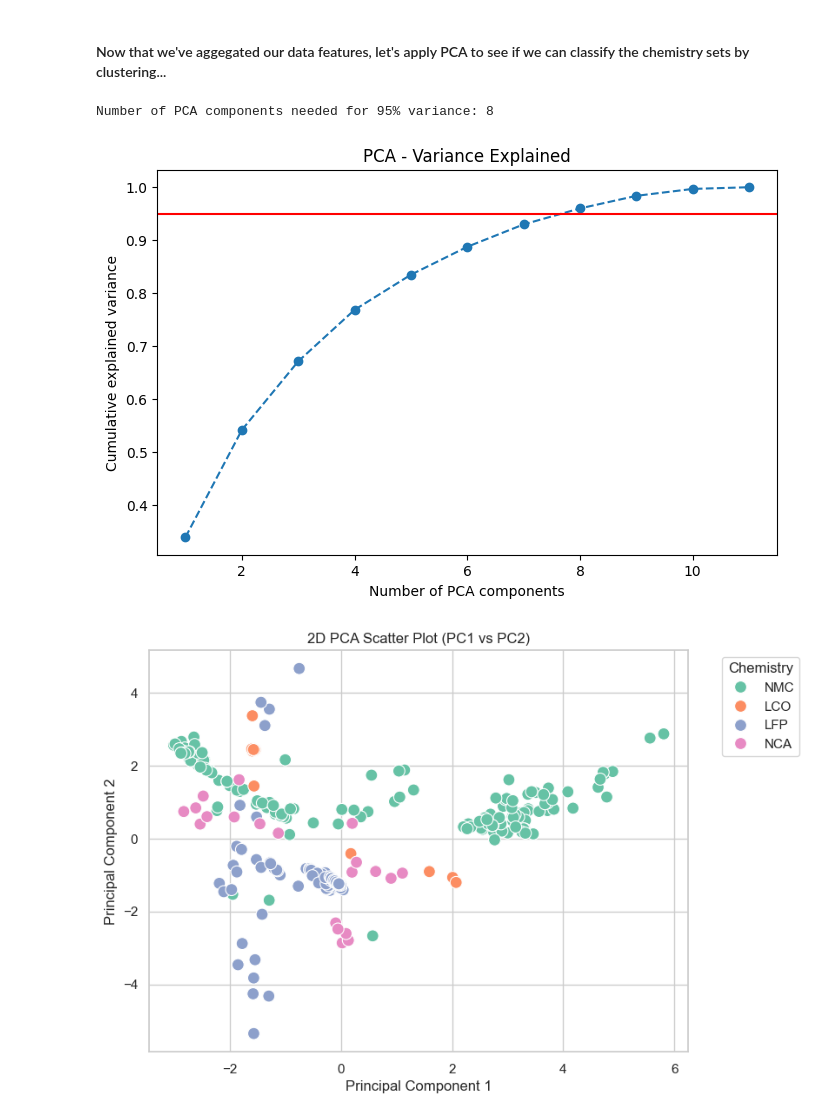
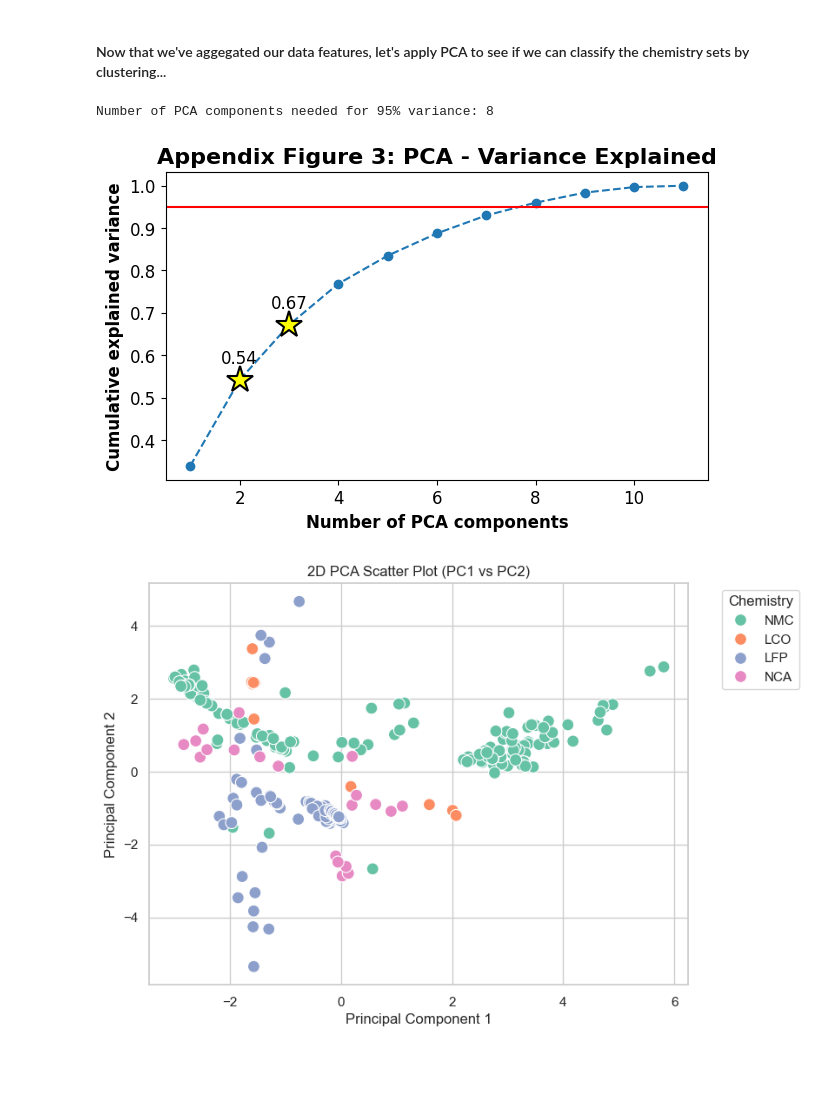
Before and after one commit to MJonesUmich/Battery_Classifier, a Jupyter notebook: notebooks/06_PCA_Exploration.ipynb, the cells around one changed output. Cells and saved outputs as stored; diff of their text form; code cells hidden in the pictures; blank space fills up the shorter version.

```diff
--- a/notebooks/06_PCA_Exploration.ipynb
+++ b/notebooks/06_PCA_Exploration.ipynb
@@ -168,30 +168,41 @@ Let's remove unnecessary features:
 # %%
 #Now train PCA model:
 X = strip_df[[col for col in strip_df.columns if col != 'chemistry']]
 scaler = StandardScaler()
 X_scaled = scaler.fit_transform(X)
 
 pca = PCA()
 pca.fit(X_scaled)
 
 # Calculate cumulative explained variance
 cumulative_variance = pca.explained_variance_ratio_.cumsum()
 
 # Find number of components needed for 95% variance
 n_components_95 = (cumulative_variance < 0.95).sum() + 1
 print(f"Number of PCA components needed for 95% variance: {n_components_95}")
 
 # Plot cumulative variance
-plt.figure(figsize=(8,5))
+plt.figure(figsize=(7, 4))
 plt.plot(range(1, len(cumulative_variance)+1), cumulative_variance, marker='o', linestyle='--')
 plt.axhline(y=0.95, color='r', linestyle='-')
-plt.xlabel("Number of PCA components")
-plt.ylabel("Cumulative explained variance")
-plt.title("PCA - Variance Explained")
+
+# Add yellow stars at 2 and 3 components
+plt.plot(2, cumulative_variance[1], marker='*', color='yellow', markersize=20, markeredgecolor='black', markeredgewidth=1.5)
+plt.plot(3, cumulative_variance[2], marker='*', color='yellow', markersize=20, markeredgecolor='black', markeredgewidth=1.5)
+
+# Add text labels with values
+plt.text(2, cumulative_variance[1] + 0.03, f'{cumulative_variance[1]:.2f}', fontsize=12, va='bottom', ha='center')
+plt.text(3, cumulative_variance[2] + 0.03, f'{cumulative_variance[2]:.2f}', fontsize=12, va='bottom', ha='center')
+
+plt.xlabel("Number of PCA components", fontsize=12, fontweight='bold')
+plt.ylabel("Cumulative explained variance", fontsize=12, fontweight='bold')
+plt.title("Appendix Figure 3: PCA - Variance Explained", fontsize=16, fontweight='bold')
+plt.xticks(fontsize=12)
+plt.yticks(fontsize=12)
 plt.show()
 # %% [output]
 Number of PCA components needed for 95% variance: 8
-[figure, old version]
+[figure, new version]
 # %%
 #Let's see how well a 2D projection would separate the groups:
 sns.set(style="whitegrid")
```
Also changed, not shown: parts of 3 cells of this notebook, 4 other files.
